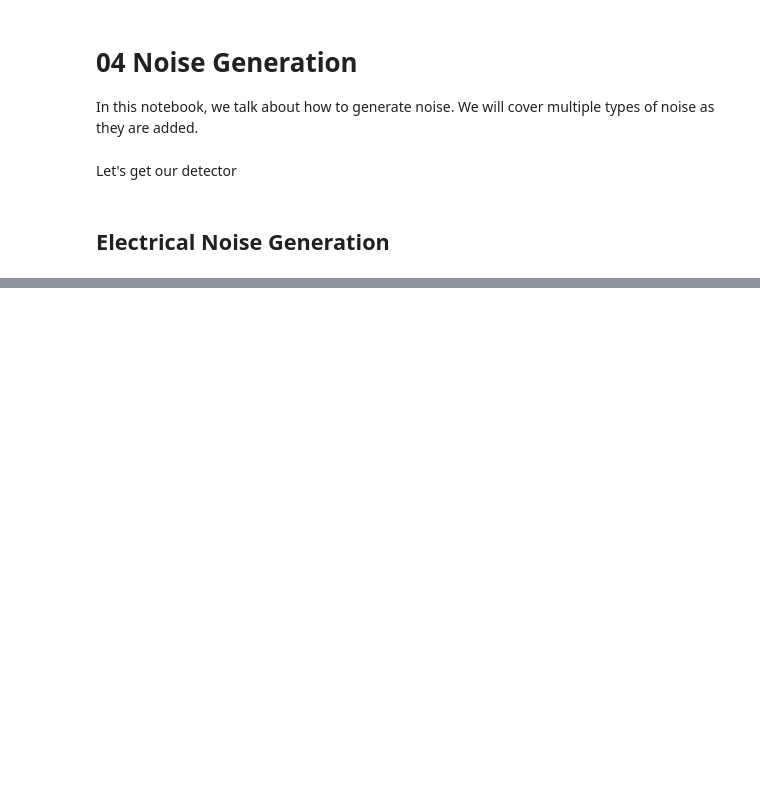
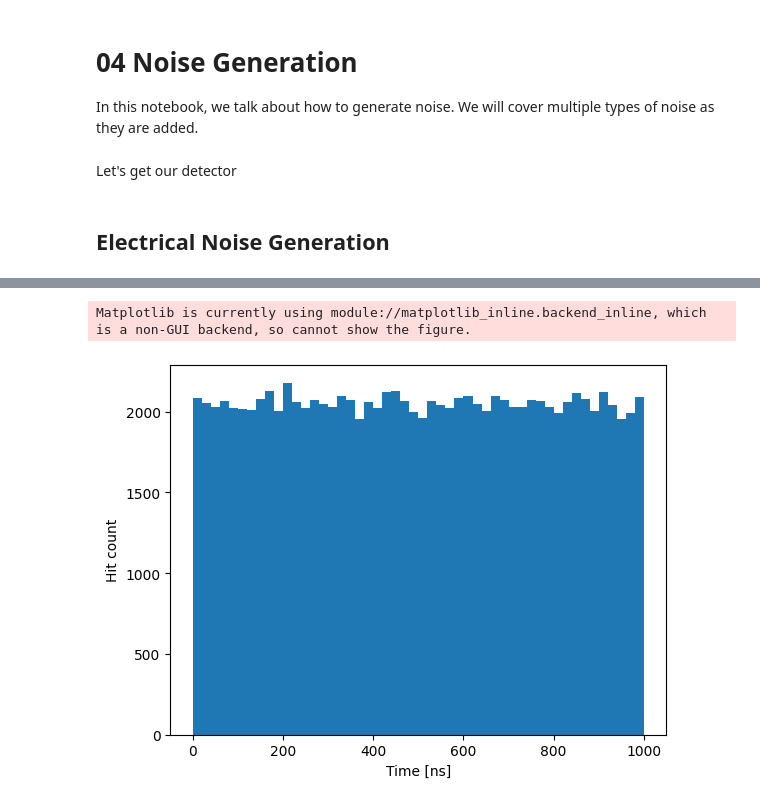
Before and after one commit to pone-software/olympus, a Jupyter notebook: examples/04_noise_generation.ipynb, the cells around one changed output, grey strips where cells are left out. Cells and saved outputs as stored; diff of their text form; code cells hidden in the pictures; blank space fills up the shorter version.

```diff
--- a/examples/04_noise_generation.ipynb
+++ b/examples/04_noise_generation.ipynb
@@ -45,0 +117,7 @@ records.df.head()
+# %%
+fig = draw_bars(hits.df)
+fig.savefig('data/electrical_all_records_hist.png', dpi=300)
+fig.show()
+# %% [output]
+Matplotlib is currently using module://matplotlib_inline.backend_inline, which is a non-GUI backend, so cannot show the figure.
+[figure, added]
```
Also changed, not shown: parts of 18 cells of this notebook, 3 other files.
